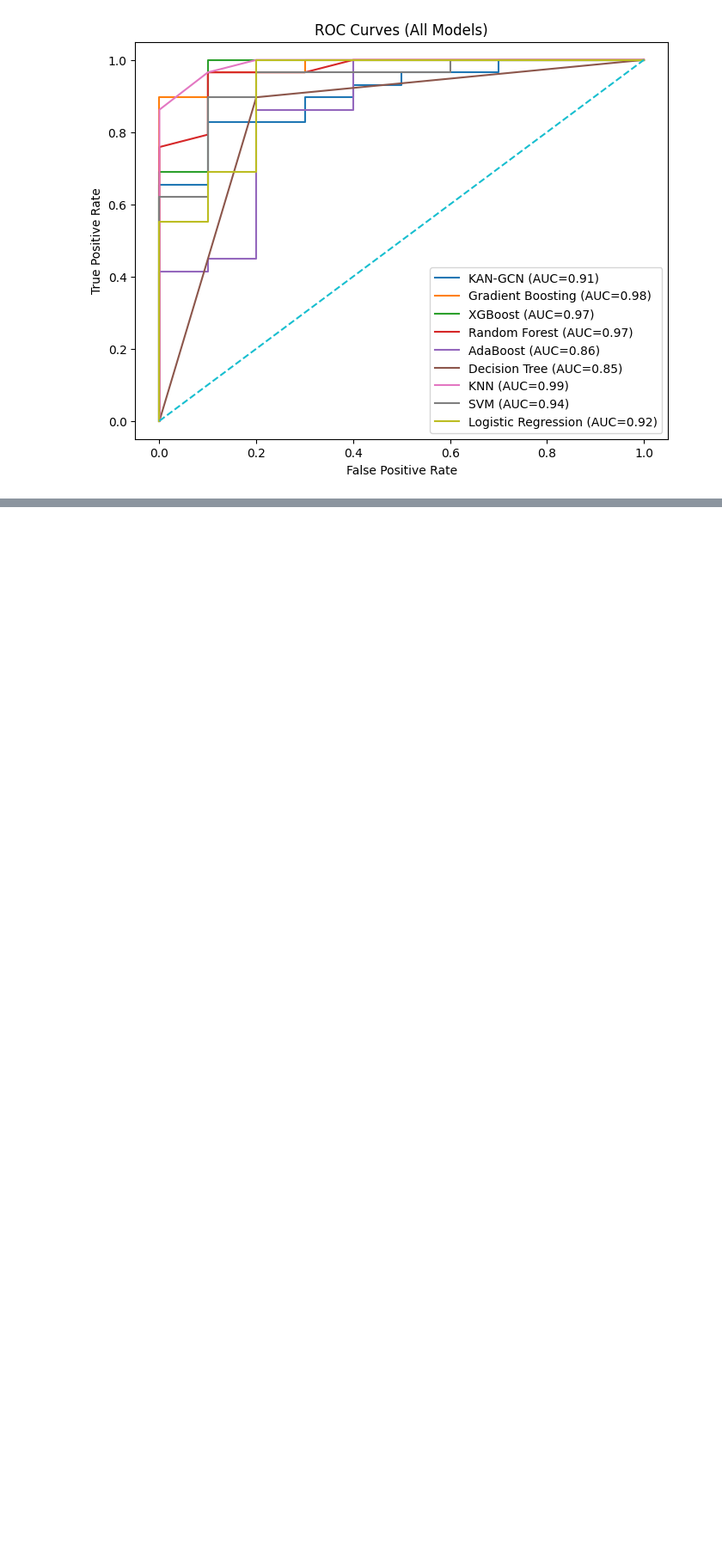
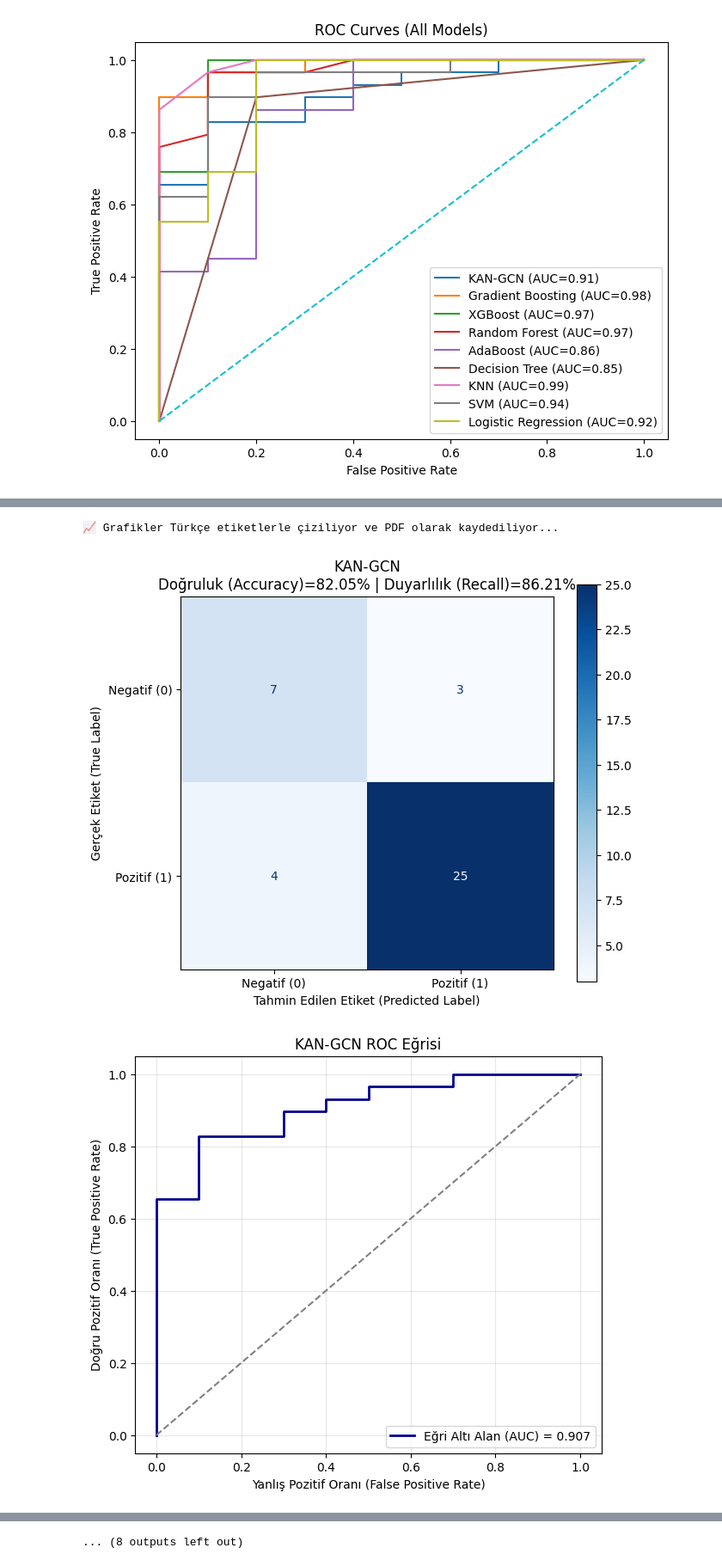
Before and after one commit to HasibeAltuntas06/Parkinson-Voice-Detection, a Jupyter notebook: son.ipynb, the cells around one changed output, grey strips where cells are left out. Shown at 86% size. Saved outputs shown, nothing was run; the diff lists cells and outputs as text; code cells hidden in the pictures; blank space fills up the shorter version.

```diff
--- a/son.ipynb
+++ b/son.ipynb
@@ -1259,0 +1334,64 @@ plt.show()
+# %%
+import matplotlib.pyplot as plt
+from sklearn.metrics import ConfusionMatrixDisplay, roc_curve, auc, confusion_matrix, accuracy_score, recall_score
+import numpy as np
+
+# ===============================
+# 9. HATA MATRİSİ & ROC (TÜRKÇELEŞTİRİLMİŞ)
+# ===============================
+
+print("\n📈 Grafikler Türkçe etiketlerle çiziliyor ve PDF olarak kaydediliyor...")
+
+all_models_preds = {
+    "KAN-GCN": (test_preds.numpy(), test_probs.numpy())
+}
+
+for name, clf in ml_models.items():
+    p = clf.predict(X_test_scaled)
+    prob = clf.predict_proba(X_test_scaled)[:,1] if hasattr(clf,'predict_proba') else np.zeros_like(p)
+    all_models_preds[name] = (p, prob)
+
+for model_name, (preds_m, probs_m) in all_models_preds.items():
+
+    acc_m = accuracy_score(y_test, preds_m) * 100
+    rec_m = recall_score(y_test, preds_m) * 100
+
+    # ---- 1. HATA MATRİSİ (CONFUSION MATRIX) ----
+    cm = confusion_matrix(y_test, preds_m)
+
+    fig, ax = plt.subplots(figsize=(7, 6))
+    # display_labels ile eksen isimlerini Türkçeleştirdik
+    disp = ConfusionMatrixDisplay(confusion_matrix=cm, display_labels=["Negatif (0)", "Pozitif (1)"])
+
+    # Blues teması ve eksen etiketleri
+    disp.plot(cmap='Blues', ax=ax)
+
+    ax.set_title(f"{model_name}\nDoğruluk (Accuracy)={acc_m:.2f}% | Duyarlılık (Recall)={rec_m:.2f}%")
+    ax.set_xlabel('Tahmin Edilen Etiket (Predicted Label)')
+    ax.set_ylabel('Gerçek Etiket (True Label)')
+
+    plt.savefig(f"Hata_Matrisi_{model_name}.pdf", bbox_inches='tight')
+    plt.show()
+
+    # ---- 2. ROC EĞRİSİ (ROC CURVE) ----
+    fpr, tpr, _ = roc_curve(y_test, probs_m)
+    roc_auc = auc(fpr, tpr)
+
+    plt.figure(figsize=(7, 6))
+    plt.plot(fpr, tpr, color='darkblue', lw=2, label=f"Eğri Altı Alan (AUC) = {roc_auc:.3f}")
+    plt.plot([0, 1], [0, 1], color='gray', linestyle='--')
+
+    plt.xlabel("Yanlış Pozitif Oranı (False Positive Rate)")
+    plt.ylabel("Doğru Pozitif Oranı (True Positive Rate)")
+    plt.title(f"{model_name} ROC Eğrisi")
+    plt.legend(loc="lower right")
+    plt.grid(alpha=0.3)
+
+    plt.savefig(f"ROC_Egrisi_{model_name}.pdf", bbox_inches='tight')
+    plt.show()
+
+print("✅ Tüm grafikler Türkçeleştirildi ve PDF olarak kaydedildi.")
+# %% [output]
+📈 Grafikler Türkçe etiketlerle çiziliyor ve PDF olarak kaydediliyor...
+[figure, added]
+[figure, added]
@@ -1259,0 +1407 @@ plt.show()
+... (8 outputs left out)
```
Also changed, not shown: parts of 3 cells of this notebook, 41 other files.
